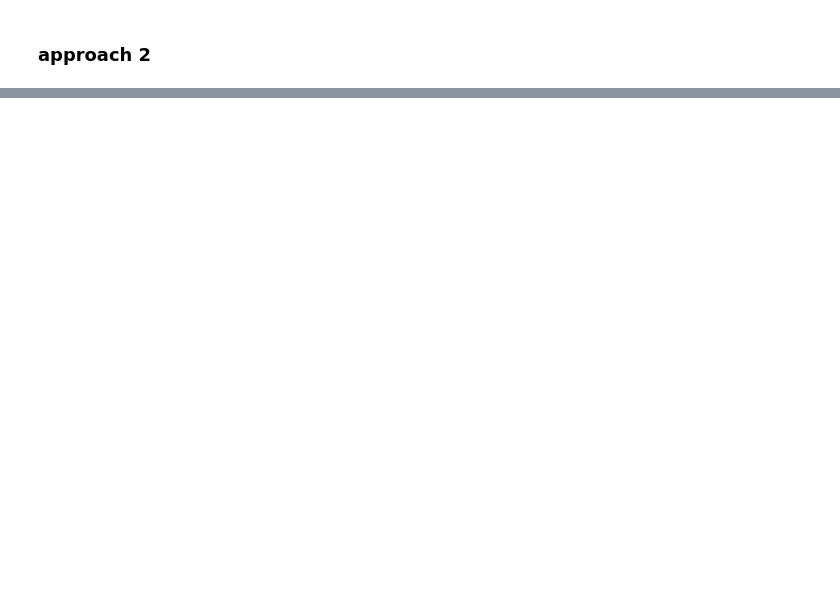
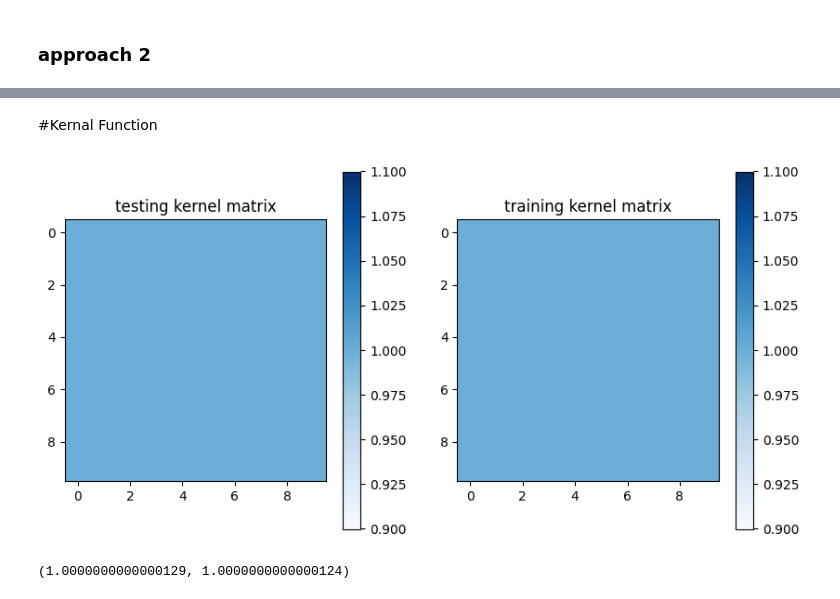
Before and after one commit to qazwsx351789/QSVM, a Jupyter notebook: QSVM_MNIST.ipynb, the cells around one changed output, grey strips where cells are left out. Cells and saved outputs as stored; diff of their text form; code cells hidden in the pictures; blank space fills up the shorter version.

Commit message:
Add Qmapping to encode data into quantum kernal and do the SVM

```diff
--- a/QSVM_MNIST.ipynb
+++ b/QSVM_MNIST.ipynb
@@ -132,0 +248,46 @@ test_pca = np.dot(test, eig_vec)
+# %%
+# kernel transformation, visualization
+def diagnal(target , diag):
+  for k in range(0,len(target)) :
+    target[k][k] = diag
+  return target
+def rescale(target):
+  _min = np.min(target)
+  _max = np.max(target)
+  delta  = _max - _min
+  for i in range(0,len(target)) :
+    for j in range(0,len(target[0])) :
+      target[i][j] = (target[i][j] - _min) / delta
+  return target
+def show_kmatrix(test=[], train = [],name = ""):
+  fig, axs = plt.subplots(1, 2, figsize=(10, 5))
+  # if test != [] :
+  a1=axs[0].imshow(np.asmatrix(test),
+                interpolation='nearest', origin='upper', cmap='Blues')
+  plt.colorbar(a1)
+  axs[0].set_title("testing kernel matrix")
+  # if train != [] :
+  a2=axs[1].imshow(np.asmatrix(train),
+                interpolation='nearest', origin='upper', cmap='Blues')
+  plt.colorbar(a2)
+  axs[1].set_title("training kernel matrix")
+  if name == "" :
+    plt.show()
+  else :
+    plt.savefig(name)
+# %% [markdown]
+#Kernal Function
+# %%
+dim = k
+left_gst = gst(dim).dag()
+right_gst = gst(dim)
+Roby=1
+t = np.pi*1
+config = np.ones([dim ,dim])
+# for idx , cf in enumerate(config) :
+#   for idy , c in enumerate(cf) :
+#     if idx < 10:
+#       config[idx][idy] = 1
+show_kmatrix(train = config , test = config,name = "")
+# %% [output]
+[figure, added]
@@ -132,0 +301,4 @@ test_pca = np.dot(test, eig_vec)
+# %%
+target_kernel[0][0],target_kernel[1][1]
+# %% [output]
+(1.0000000000000129, 1.0000000000000124)
```
Also changed, not shown: parts of 26 cells of this notebook.
